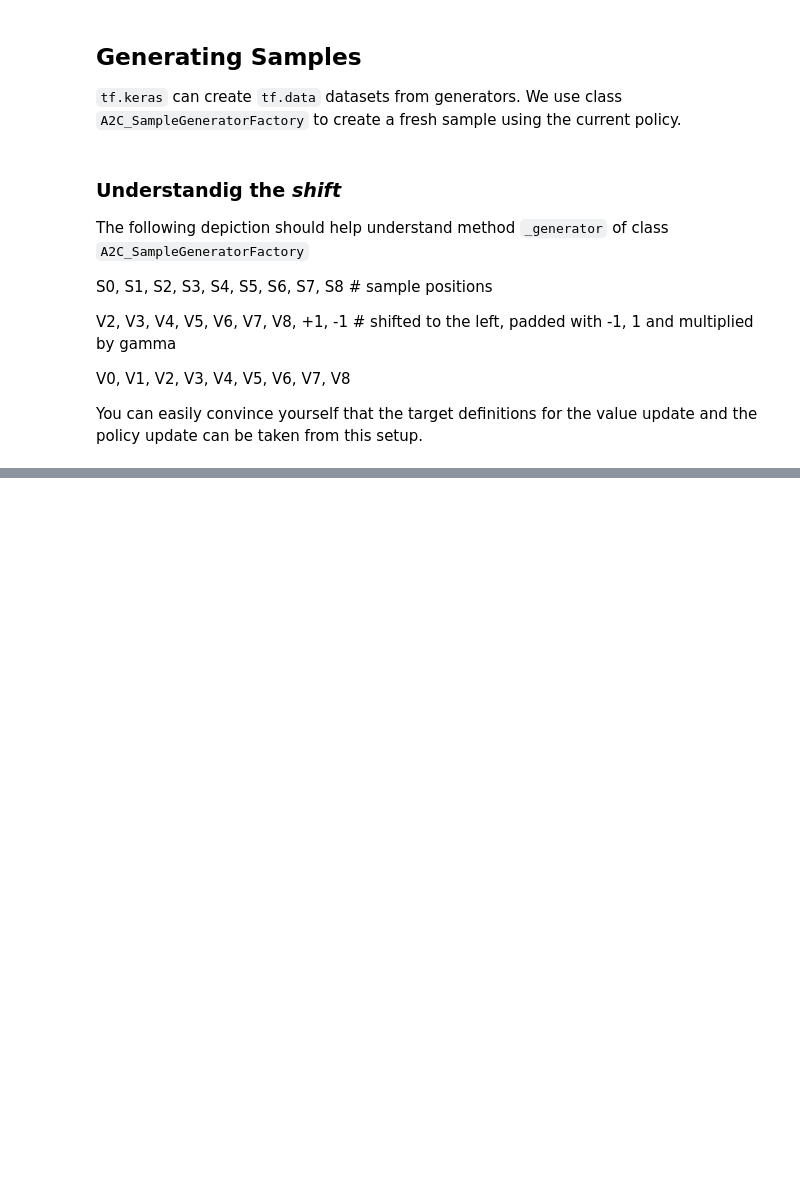
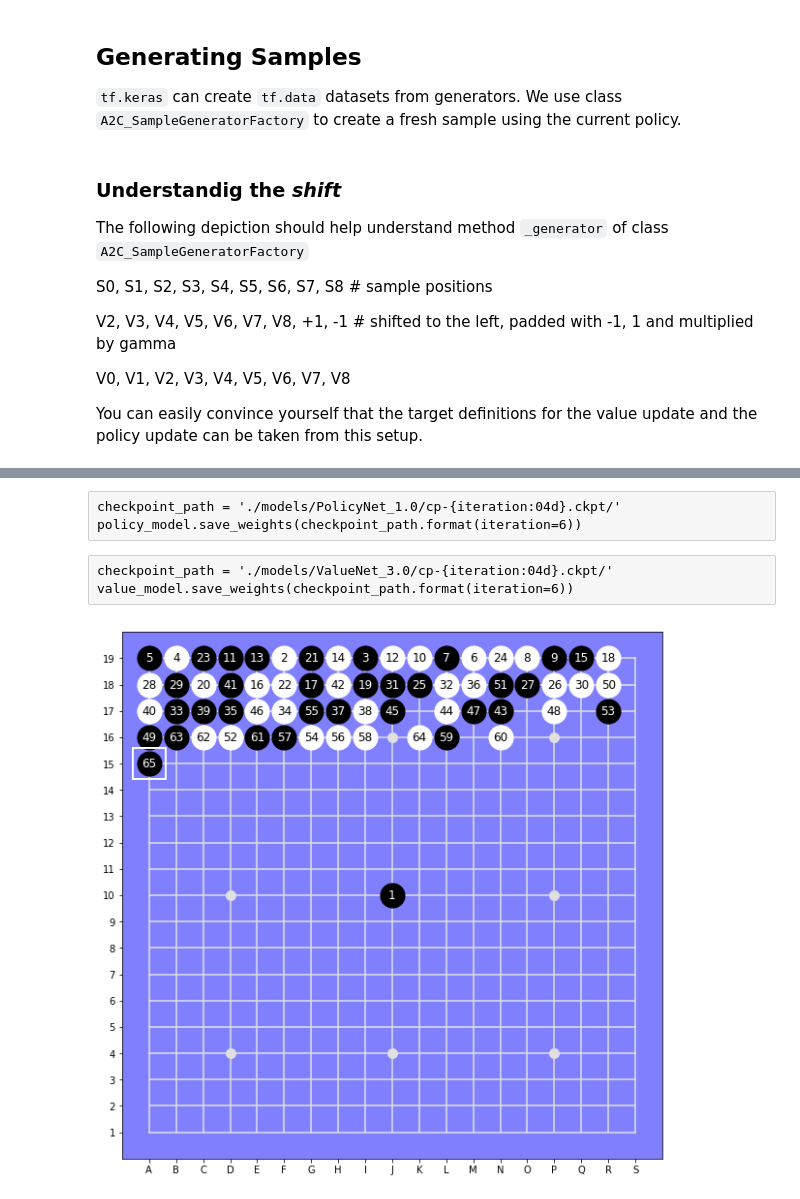
Before and after one commit to smurve/DeepGomoku, a Jupyter notebook: A2C_Curriculum.ipynb, the cells around one changed output, grey strips where cells are left out. Drawn from its saved outputs; the diff is of its cells as text; code cells hidden in the pictures; blank space fills up the shorter version.

Commit message:
A2C now operational, but training results in frustration

```diff
--- a/A2C_Curriculum.ipynb
+++ b/A2C_Curriculum.ipynb
@@ -233,0 +133,7 @@ array([13, 11])
+# %%
+GAMMA = 0.9
+N_EPOCHS = 5
+N_EPISODES = 4
+BATCH_SIZE = 256
+VALUE_MODEL_DIR = "./models/ValueNet_3.0/"
+POLICY_MODEL_DIR = "./models/PolicyNet_1.0/"
@@ -233,0 +153,10 @@ array([13, 11])
+# %%
+latest_policy_model = tf.train.latest_checkpoint(POLICY_MODEL_DIR)
+print(latest_policy_model)
+policy_model = PolicyModel(board_size=19, n_blocks=10,
+                    n_layers=3, n_filters=32,
+                    activation='relu')
+policy_model.load_weights(latest_policy_model)
+
+# So is the Actor
+sp = SelfPlay(policy=policy_model, board_size=19)
@@ -233,0 +318,15 @@ array([13, 11])
+# %% [raw]
+checkpoint_path = './models/PolicyNet_1.0/cp-{iteration:04d}.ckpt/'
+policy_model.save_weights(checkpoint_path.format(iteration=6))
+# %% [raw]
+checkpoint_path = './models/ValueNet_3.0/cp-{iteration:04d}.ckpt/'
+value_model.save_weights(checkpoint_path.format(iteration=6))
+# %%
+game, traj, terminated = sp.create_episode(limit=80, n_choices=10,
+                                           greedy_bias=300, m2b='board')
+# %%
+board = GomokuBoard(N=19, heuristics=Heuristics(kappa=3.0), stones=traj,
+                    disp_width=10)
+board.display()
+# %% [output]
+[figure, added]
```
Also changed, not shown: parts of 56 cells of this notebook, 7 other files.
